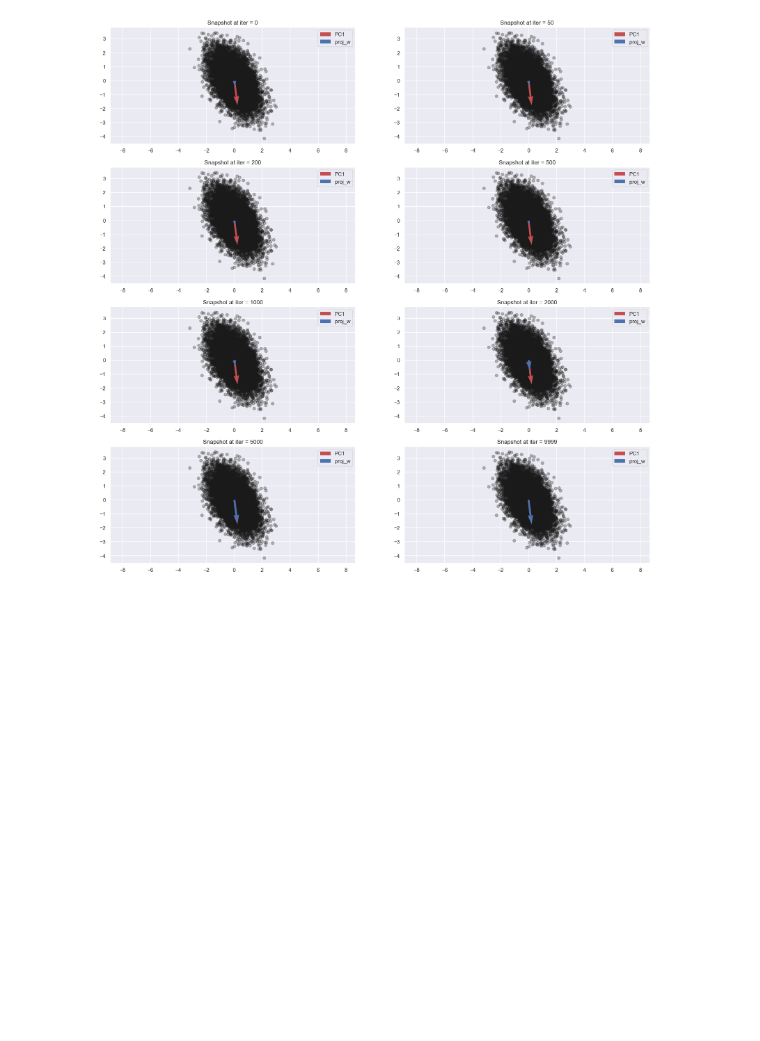
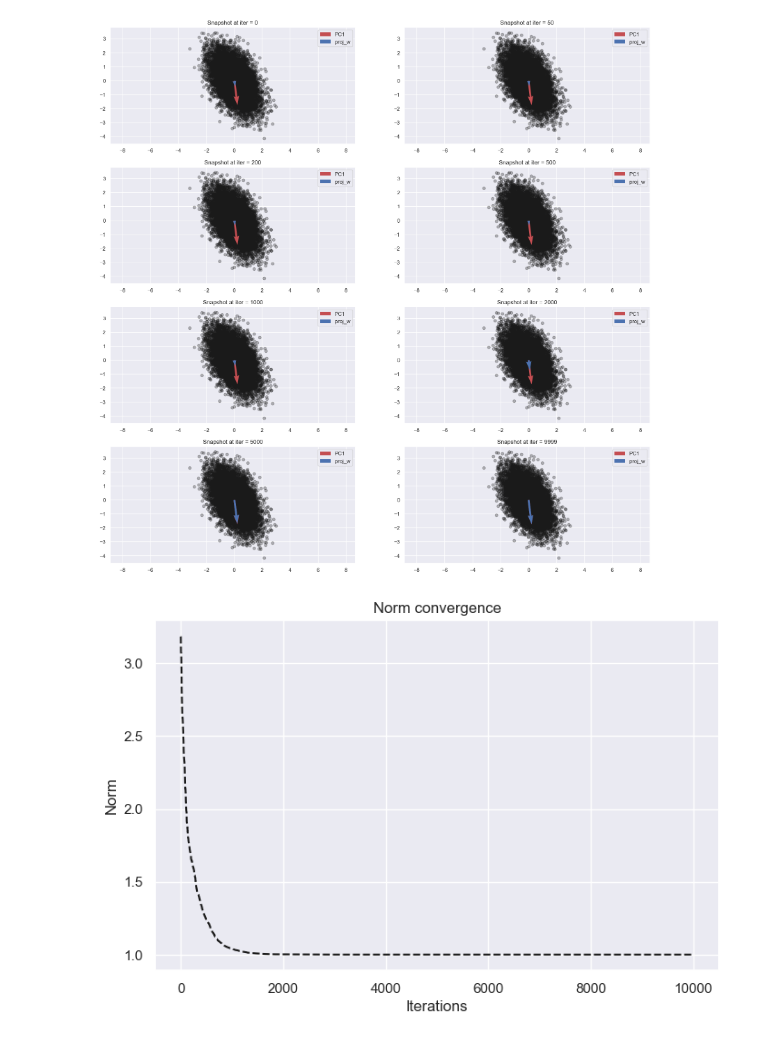
Before and after one commit to mindemory/compneuro22, a Jupyter notebook: Homework 5.ipynb, the cells around one changed output. Cells and saved outputs as stored; diff of their text form; code cells hidden in the pictures; blank space fills up the shorter version.

```diff
--- a/Homework 5.ipynb
+++ b/Homework 5.ipynb
@@ -153,0 +144,10 @@ def weight(x):
+# %%
+plt.figure(figsize = (8, 5))
+w_norm_iter = np.linalg.norm(w,axis= 0)
+plt.plot(np.arange(iters), w_norm_iter, 'k--')
+plt.xlabel('Iterations')
+plt.ylabel('Norm')
+plt.title('Norm convergence')
+plt.show()
+# %% [output]
+[figure, added]
```
Also changed, not shown: parts of 5 cells of this notebook, 1 other file.
